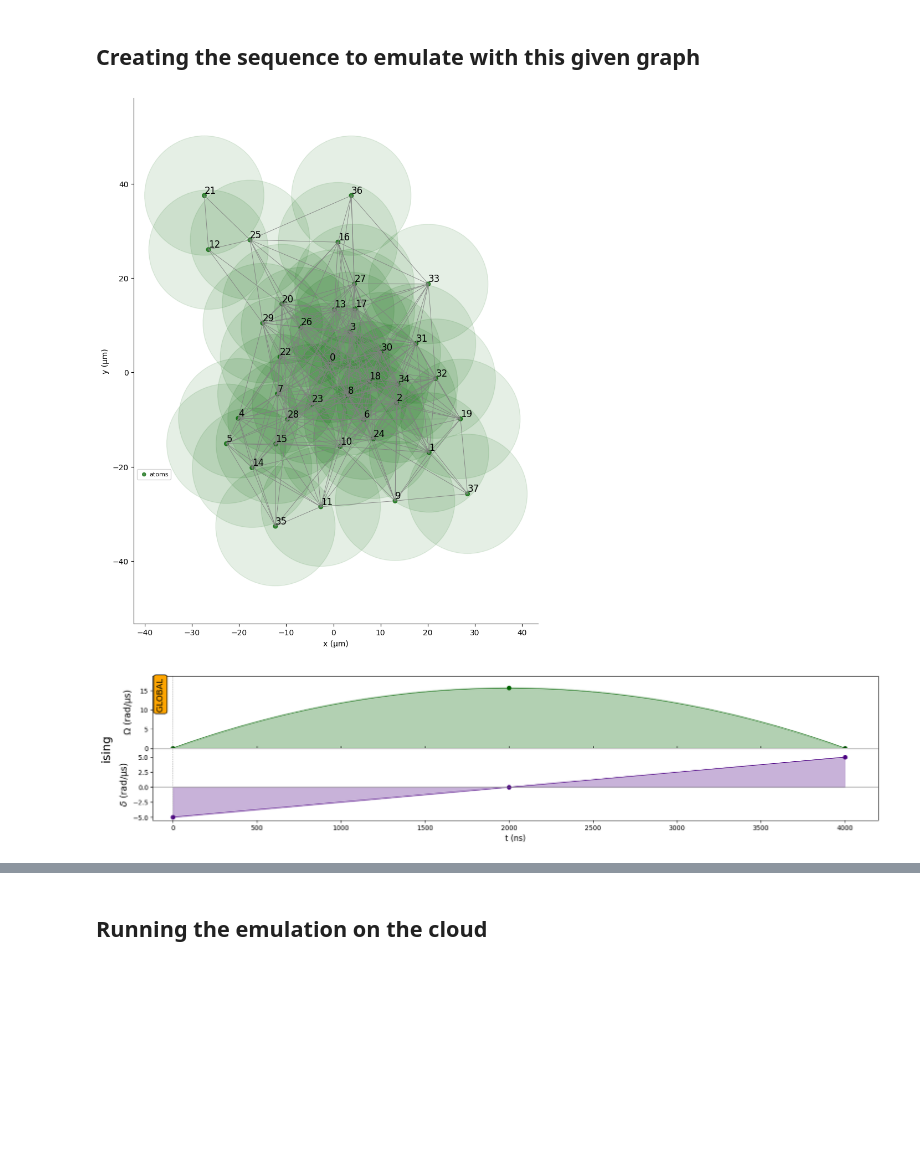
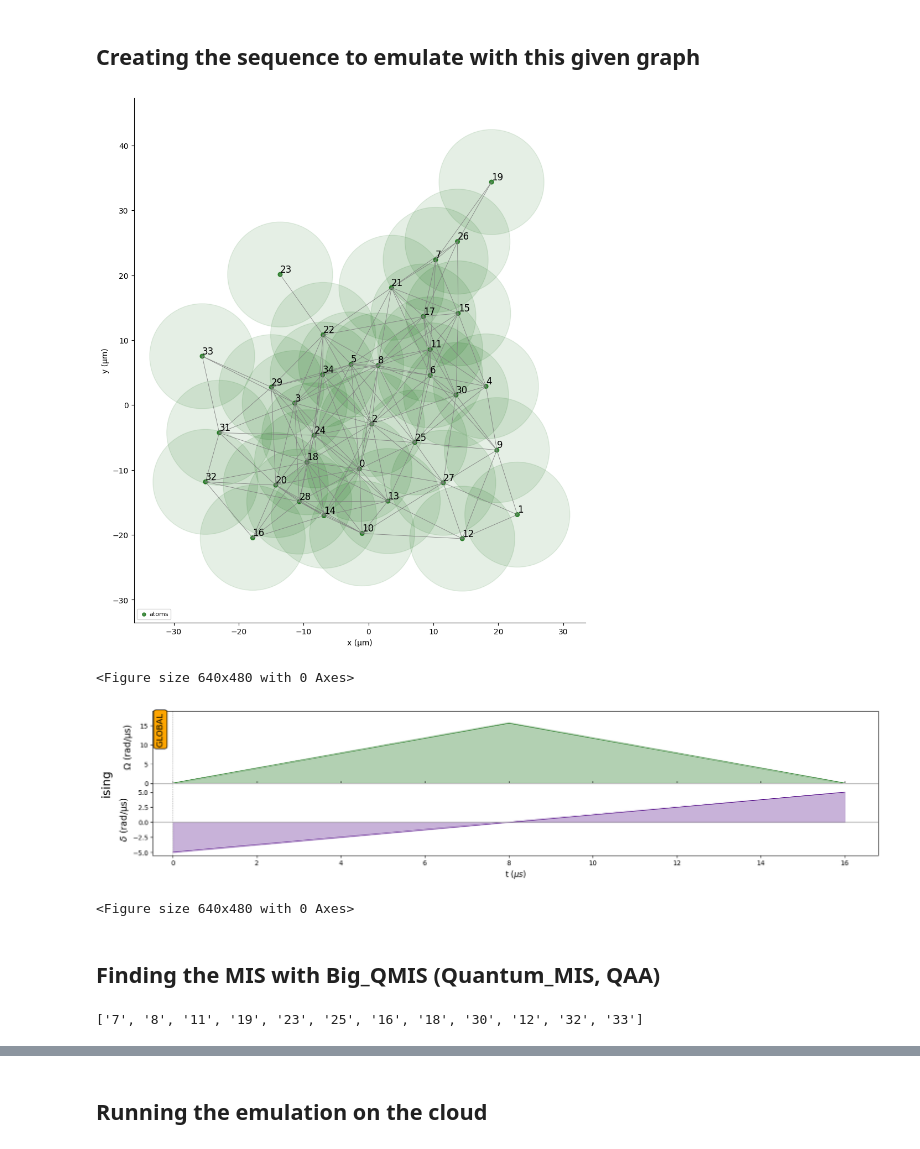
Before and after one commit to inking02/ReQpex, a Jupyter notebook: run_emulator.ipynb, the cells around one changed output, grey strips where cells are left out. Cells and saved outputs as stored; diff of their text form; code cells hidden in the pictures; blank space fills up the shorter version.

```diff
--- a/run_emulator.ipynb
+++ b/run_emulator.ipynb
@@ -8,10 +8,10 @@ import matplotlib.pyplot as plt
 best_pulse = Pulse_constructor(4000, "Waveform")
 
 
-nb_nodes = 38
+nb_nodes = 35
 p = 0.1
 graph = big_graph = nx.erdos_renyi_graph(n=nb_nodes, p=p, seed=42)
-graph.add_edges_from([(21, 25), (21, 12), (25, 26)])
+
 
 mapping = {node: str(node) for node in graph.nodes()}
 graph = nx.relabel_nodes(graph, mapping)
@@ -26,5 +26,6 @@ nx.draw(
     edge_color="gray",
     pos=pos,
 )
+plt.savefig("35_atoms_graph.pdf")
 plt.show()
 # %% [output]
@@ -52,19 +53,22 @@ reg = Register.from_coordinates(coord)
 
 reg.draw(draw_graph=True, blockade_radius=R_blockade, draw_half_radius=True)
 # %% [output]
-[figure, old version]
+[figure, new version]
+<Figure size 640x480 with 0 Axes>
 # %%
 from QMIS_code.pulse_utils import Pulse_constructor
 
 Omega_pulse_max = DigitalAnalogDevice.channels["rydberg_global"].max_amp
 Omega = min(Omega_pulse_max-0.001, R_blockade)
 
 seq = Sequence(reg, DigitalAnalogDevice)
 
-pulse = Pulse_constructor(4000, "Waveform")
+pulse = Pulse_constructor(16000, "Rise_fall")
 
 seq.declare_channel("ising", "rydberg_global")
 seq.add(pulse(Omega), "ising")
 seq.draw()
+plt.savefig("seq_35_atoms.pdf")
 # %% [output]
-[figure, old version]
+[figure, new version]
+<Figure size 640x480 with 0 Axes>
@@ -70,0 +78,11 @@ seq.draw()
+# %% [markdown]
+## **Finding the MIS with Big_QMIS** (Quantum_MIS, QAA)
+# %%
+from Big_QMIS import BIG_QMIS
+
+solver = BIG_QMIS(graph, 12)
+qaa_result = solver.run(pulse, shots = shots)
+
+print(qaa_result)
+# %% [output]
+['7', '8', '11', '19', '23', '25', '16', '18', '30', '12', '32', '33']
```
Also changed, not shown: parts of 17 cells of this notebook, 15 other files.
